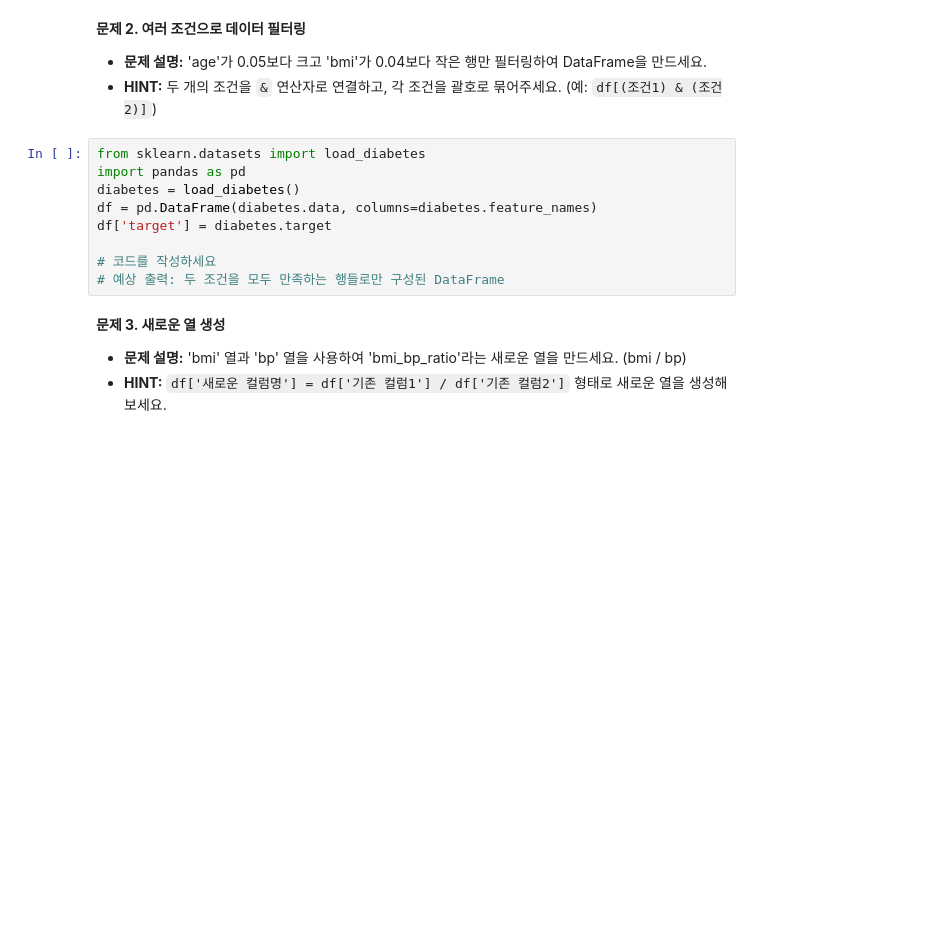
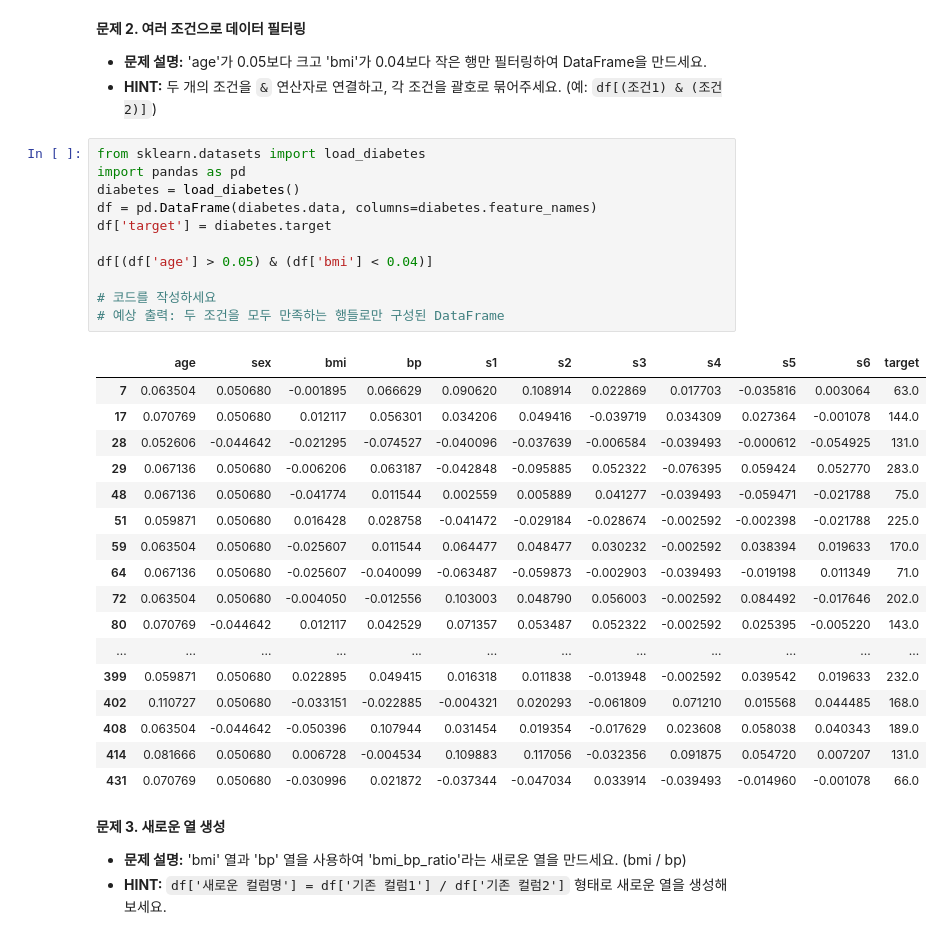
Before and after one commit to chayojun/TIL, a Jupyter notebook: src/2025_08_12_Pandas로데이터조작하기.ipynb, the cells around one changed output. Cells and saved outputs as stored; diff of their text form; blank space fills up the shorter version.

```diff
--- a/src/2025_08_12_Pandas로데이터조작하기.ipynb
+++ b/src/2025_08_12_Pandas로데이터조작하기.ipynb
@@ -166,12 +175,32 @@ ValueError: Cannot describe a DataFrame without columns
 # %%
 from sklearn.datasets import load_diabetes
 import pandas as pd
 diabetes = load_diabetes()
 df = pd.DataFrame(diabetes.data, columns=diabetes.feature_names)
 df['target'] = diabetes.target
 
+df[(df['age'] > 0.05) & (df['bmi'] < 0.04)]
+
 # 코드를 작성하세요
 # 예상 출력: 두 조건을 모두 만족하는 행들로만 구성된 DataFrame
+# %% [output]
+|  | age | sex | bmi | bp | s1 | s2 | s3 | s4 | s5 | s6 | target |
+| 7 | 0.063504 | 0.050680 | -0.001895 | 0.066629 | 0.090620 | 0.108914 | 0.022869 | 0.017703 | -0.035816 | 0.003064 | 63.0 |
+| 17 | 0.070769 | 0.050680 | 0.012117 | 0.056301 | 0.034206 | 0.049416 | -0.039719 | 0.034309 | 0.027364 | -0.001078 | 144.0 |
+| 28 | 0.052606 | -0.044642 | -0.021295 | -0.074527 | -0.040096 | -0.037639 | -0.006584 | -0.039493 | -0.000612 | -0.054925 | 131.0 |
+| 29 | 0.067136 | 0.050680 | -0.006206 | 0.063187 | -0.042848 | -0.095885 | 0.052322 | -0.076395 | 0.059424 | 0.052770 | 283.0 |
+| 48 | 0.067136 | 0.050680 | -0.041774 | 0.011544 | 0.002559 | 0.005889 | 0.041277 | -0.039493 | -0.059471 | -0.021788 | 75.0 |
+| 51 | 0.059871 | 0.050680 | 0.016428 | 0.028758 | -0.041472 | -0.029184 | -0.028674 | -0.002592 | -0.002398 | -0.021788 | 225.0 |
+| 59 | 0.063504 | 0.050680 | -0.025607 | 0.011544 | 0.064477 | 0.048477 | 0.030232 | -0.002592 | 0.038394 | 0.019633 | 170.0 |
+| 64 | 0.067136 | 0.050680 | -0.025607 | -0.040099 | -0.063487 | -0.059873 | -0.002903 | -0.039493 | -0.019198 | 0.011349 | 71.0 |
+| 72 | 0.063504 | 0.050680 | -0.004050 | -0.012556 | 0.103003 | 0.048790 | 0.056003 | -0.002592 | 0.084492 | -0.017646 | 202.0 |
+| 80 | 0.070769 | -0.044642 | 0.012117 | 0.042529 | 0.071357 | 0.053487 | 0.052322 | -0.002592 | 0.025395 | -0.005220 | 143.0 |
+| ... | ... | ... | ... | ... | ... | ... | ... | ... | ... | ... | ... |
+| 399 | 0.059871 | 0.050680 | 0.022895 | 0.049415 | 0.016318 | 0.011838 | -0.013948 | -0.002592 | 0.039542 | 0.019633 | 232.0 |
+| 402 | 0.110727 | 0.050680 | -0.033151 | -0.022885 | -0.004321 | 0.020293 | -0.061809 | 0.071210 | 0.015568 | 0.044485 | 168.0 |
+| 408 | 0.063504 | -0.044642 | -0.050396 | 0.107944 | 0.031454 | 0.019354 | -0.017629 | 0.023608 | 0.058038 | 0.040343 | 189.0 |
+| 414 | 0.081666 | 0.050680 | 0.006728 | -0.004534 | 0.109883 | 0.117056 | -0.032356 | 0.091875 | 0.054720 | 0.007207 | 131.0 |
+| 431 | 0.070769 | 0.050680 | -0.030996 | 0.021872 | -0.037344 | -0.047034 | 0.033914 | -0.039493 | -0.014960 | -0.001078 | 66.0 |
 # %% [markdown]
 **문제 3. 새로운 열 생성**
 * **문제 설명:** 'bmi' 열과 'bp' 열을 사용하여 'bmi_bp_ratio'라는 새로운 열을 만드세요. (bmi / bp)
```
Also changed, not shown: parts of 1 cell of this notebook, 8 other files.
